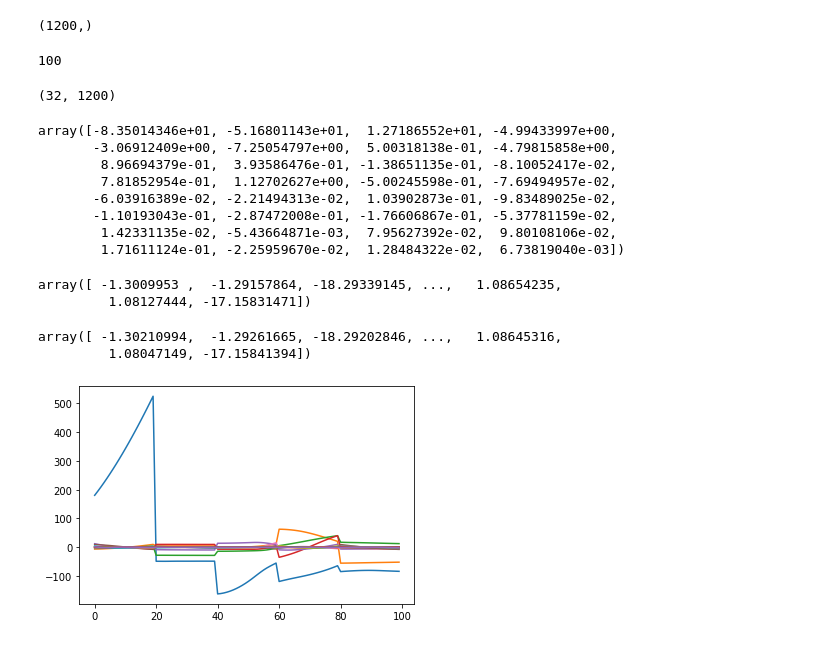
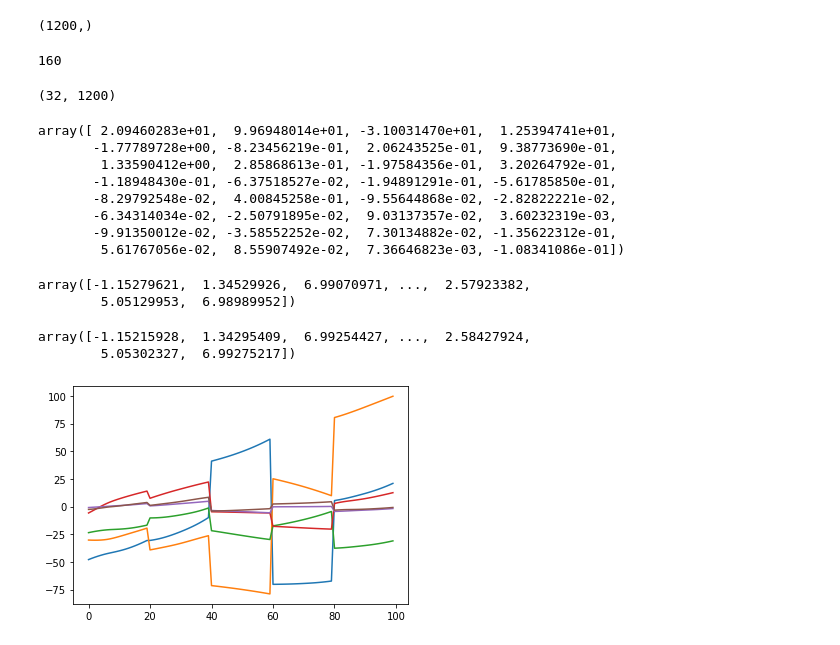
Before and after one commit to AnirudhSA/Cloth-Simulation, a Jupyter notebook: ML_project.ipynb, the cells around one changed output. Drawn from its saved outputs; the diff is of its cells as text; code cells hidden in the pictures.

```diff
--- a/ML_project.ipynb
+++ b/ML_project.ipynb
@@ -18,8 +18,10 @@ len(df_x)
+# %%
+no_scenes = 8
 # %%
 import matplotlib.pyplot as plt
 # %%
 scene = []
-for j in range(5):
+for j in range(no_scenes):
   frame = []
   for i in range(20):
     frame.append(df_x[j*8000+i*400:j*8000+i*400+400])
@@ -84,7 +86,7 @@ plot_frame(2,19)
 2.   We make a matrix X combining all the x(t) into a single matrix.
 # %%
 frame = scene
-for i in range(5):
+for i in range(no_scenes):
   for t in range(20):
     frame[i][t] = frame[i][t].drop('Vertex ',axis=1)
     frame[i][t] = frame[i][t].values.flatten()
@@ -94,13 +96,13 @@ frame[0][0].shape
 (1200,)
 # %%
 allframes = []
-for i in range(5):
+for i in range(no_scenes):
   for t in range(20):
     allframes.append(frame[i][t])
 # %%
 len(allframes)
 # %% [output]
-100
+160
 # %%
 from sklearn.decomposition import PCA
 pca = PCA(n_components=32)
@@ -112,29 +114,29 @@ pca.components_.shape
 # %%
 principalComponents[99]
 # %% [output]
-array([-8.35014346e+01, -5.16801143e+01,  1.27186552e+01, -4.99433997e+00,
-       -3.06912409e+00, -7.25054797e+00,  5.00318138e-01, -4.79815858e+00,
-        8.96694379e-01,  3.93586476e-01, -1.38651135e-01, -8.10052417e-02,
-        7.81852954e-01,  1.12702627e+00, -5.00245598e-01, -7.69494957e-02,
-       -6.03916389e-02, -2.21494313e-02,  1.03902873e-01, -9.83489025e-02,
-       -1.10193043e-01, -2.87472008e-01, -1.76606867e-01, -5.37781159e-02,
-        1.42331135e-02, -5.43664871e-03,  7.95627392e-02,  9.80108106e-02,
-        1.71611124e-01, -2.25959670e-02,  1.28484322e-02,  6.73819040e-03])
+array([ 2.09460283e+01,  9.96948014e+01, -3.10031470e+01,  1.25394741e+01,
+       -1.77789728e+00, -8.23456219e-01,  2.06243525e-01,  9.38773690e-01,
+        1.33590412e+00,  2.85868613e-01, -1.97584356e-01,  3.20264792e-01,
+       -1.18948430e-01, -6.37518527e-02, -1.94891291e-01, -5.61785850e-01,
+       -8.29792548e-02,  4.00845258e-01, -9.55644868e-02, -2.82822221e-02,
+       -6.34314034e-02, -2.50791895e-02,  9.03137357e-02,  3.60232319e-03,
+       -9.91350012e-02, -3.58552252e-02,  7.30134882e-02, -1.35622312e-01,
+        5.61767056e-02,  8.55907492e-02,  7.36646823e-03, -1.08341086e-01])
 # %%
 pca.inverse_transform(principalComponents[0])
 # %% [output]
-array([ -1.3009953 ,  -1.29157864, -18.29339145, ...,   1.08654235,
-         1.08127444, -17.15831471])
+array([-1.15279621,  1.34529926,  6.99070971, ...,  2.57923382,
+        5.05129953,  6.98989952])
 # %%
 allframes[0]
 # %% [output]
-array([ -1.30210994,  -1.29261665, -18.29202846, ...,   1.08645316,
-         1.08047149, -17.15841394])
+array([-1.15215928,  1.34295409,  6.99254427, ...,  2.58427924,
+        5.05302327,  6.99275217])
 # %%
-for j in range(15):
+for j in range(6):
   plt.plot([i for i in range(100)], [principalComponents[i][j] for i in range(100)])
 # %% [output]
-[figure, old version]
+[figure, new version]
 # %%
 from sklearn.linear_model import LinearRegression
 import numpy as np
```
Also changed, not shown: parts of 22 cells of this notebook.
